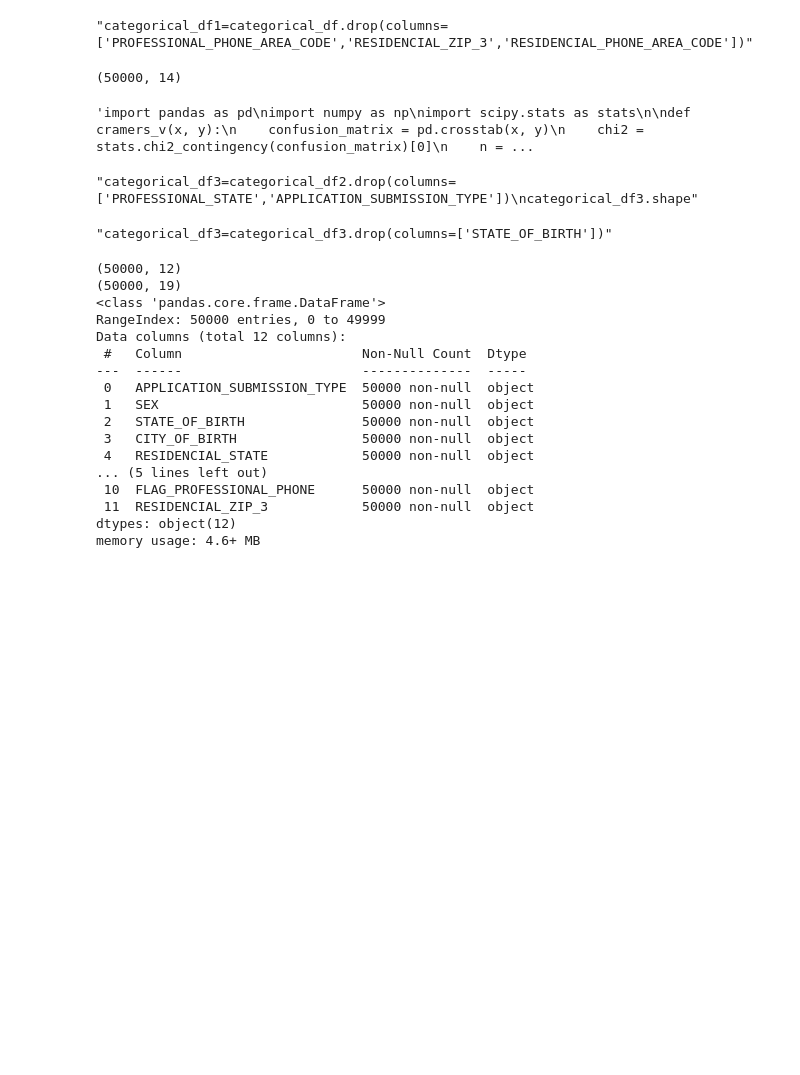
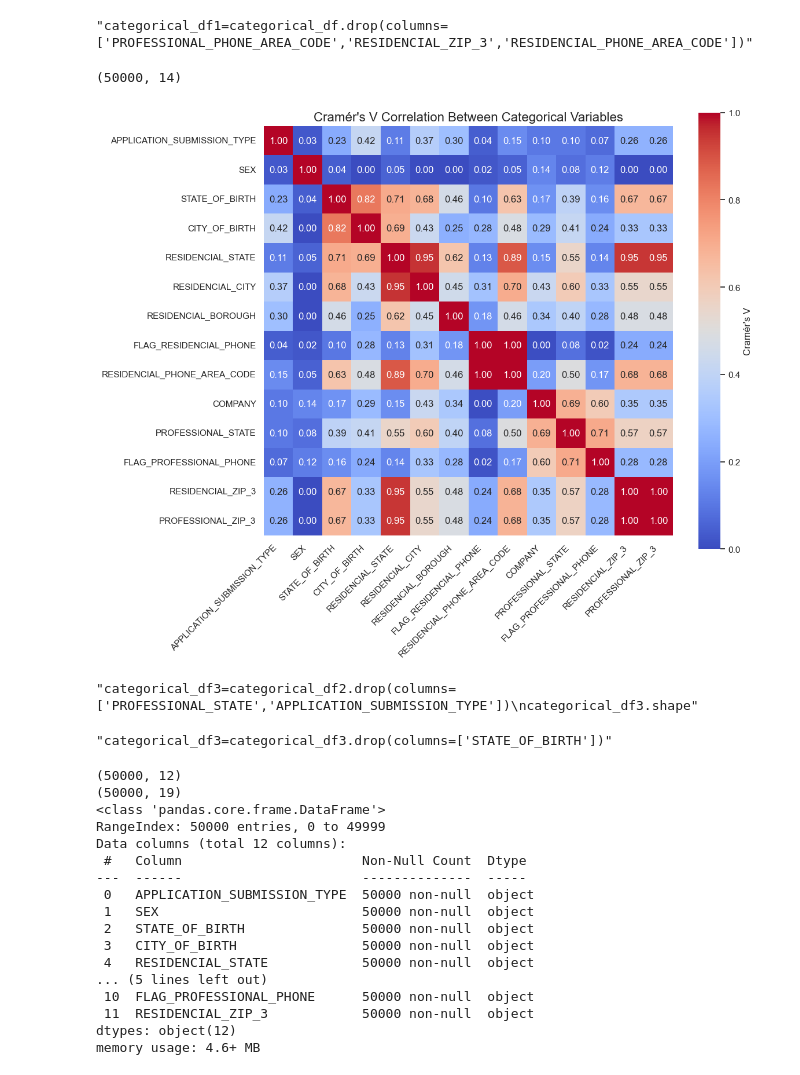
Before and after one commit to Kitiksha1000/Case-Study-12--Ensuring-QA-Measures-in-Credit-Risk-Assessment, a Jupyter notebook: PAKDD_preprocessing.ipynb, the cells around one changed output. Saved outputs shown, nothing was run; the diff lists cells and outputs as text; code cells hidden in the pictures; blank space fills up the shorter version.

```diff
--- a/PAKDD_preprocessing.ipynb
+++ b/PAKDD_preprocessing.ipynb
@@ -233,40 +233,39 @@ categorical_df1.shape
 # %% [output]
 (50000, 14)
 # %%
-'''import pandas as pd
+import pandas as pd
 import numpy as np
 import scipy.stats as stats
 
 def cramers_v(x, y):
     confusion_matrix = pd.crosstab(x, y)
     chi2 = stats.chi2_contingency(confusion_matrix)[0]
     n = confusion_matrix.sum().sum()
     phi2 = chi2 / n
     r, k = confusion_matrix.shape
     phi2corr = max(0, phi2 - ((k-1)*(r-1)) / (n-1))
     rcorr = r - ((r-1)**2)/(n-1)
     kcorr = k - ((k-1)**2)/(n-1)
     return np.sqrt(phi2corr / min((kcorr-1), (rcorr-1)))
 
 cat_cols = categorical_df1.columns
 cramers_results = pd.DataFrame(index=cat_cols, columns=cat_cols)
 
 for col1 in cat_cols:
     for col2 in cat_cols:
         cramers_results.loc[col1, col2] = cramers_v(categorical_df1[col1], categorical_df1[col2])
 
 cramers_results = cramers_results.astype(float)
 
-plt.figure(figsize=(12, 10))
+plt.figure(figsize=(12,10))
 sns.heatmap(cramers_results, cmap='coolwarm', annot=True, fmt=".2f", square=True, cbar_kws={'label': "Cramér's V"})
 plt.title("Cramér's V Correlation Between Categorical Variables", fontsize=16)
 plt.xticks(rotation=45, ha='right')
 plt.yticks(rotation=0)
 plt.tight_layout()
 plt.show()
-'''
 # %% [output]
-'import pandas as pd\nimport numpy as np\nimport scipy.stats as stats\n\ndef cramers_v(x, y):\n    confusion_matrix = pd.crosstab(x, y)\n    chi2 = stats.chi2_contingency(confusion_matrix)[0]\n    n = ...
+[figure, added]
 # %%
 #dropping column based on domain knowledge
 categorical_df2=categorical_df1.drop(columns=['PROFESSIONAL_ZIP_3'])
```
Also changed, not shown: parts of 48 cells of this notebook.
